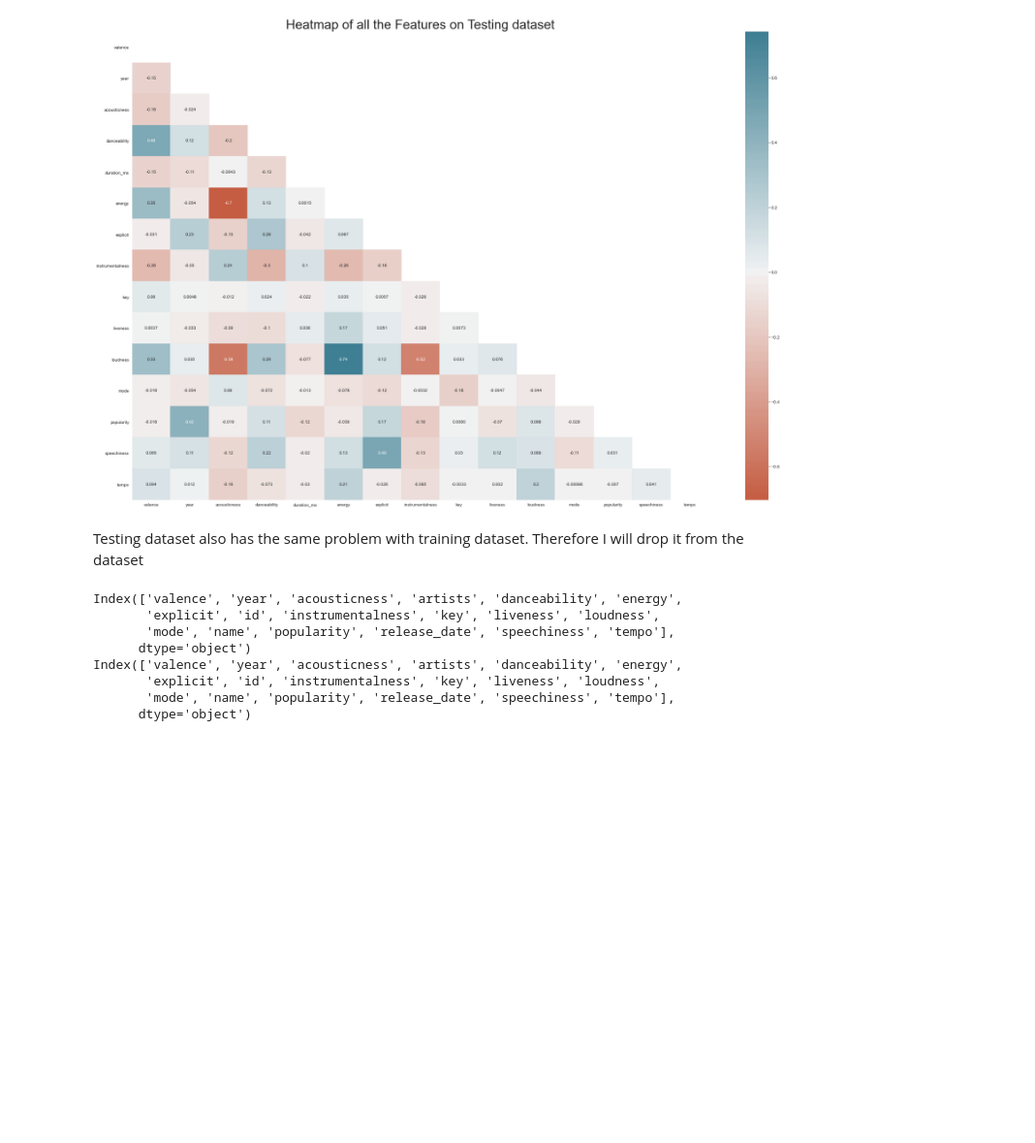
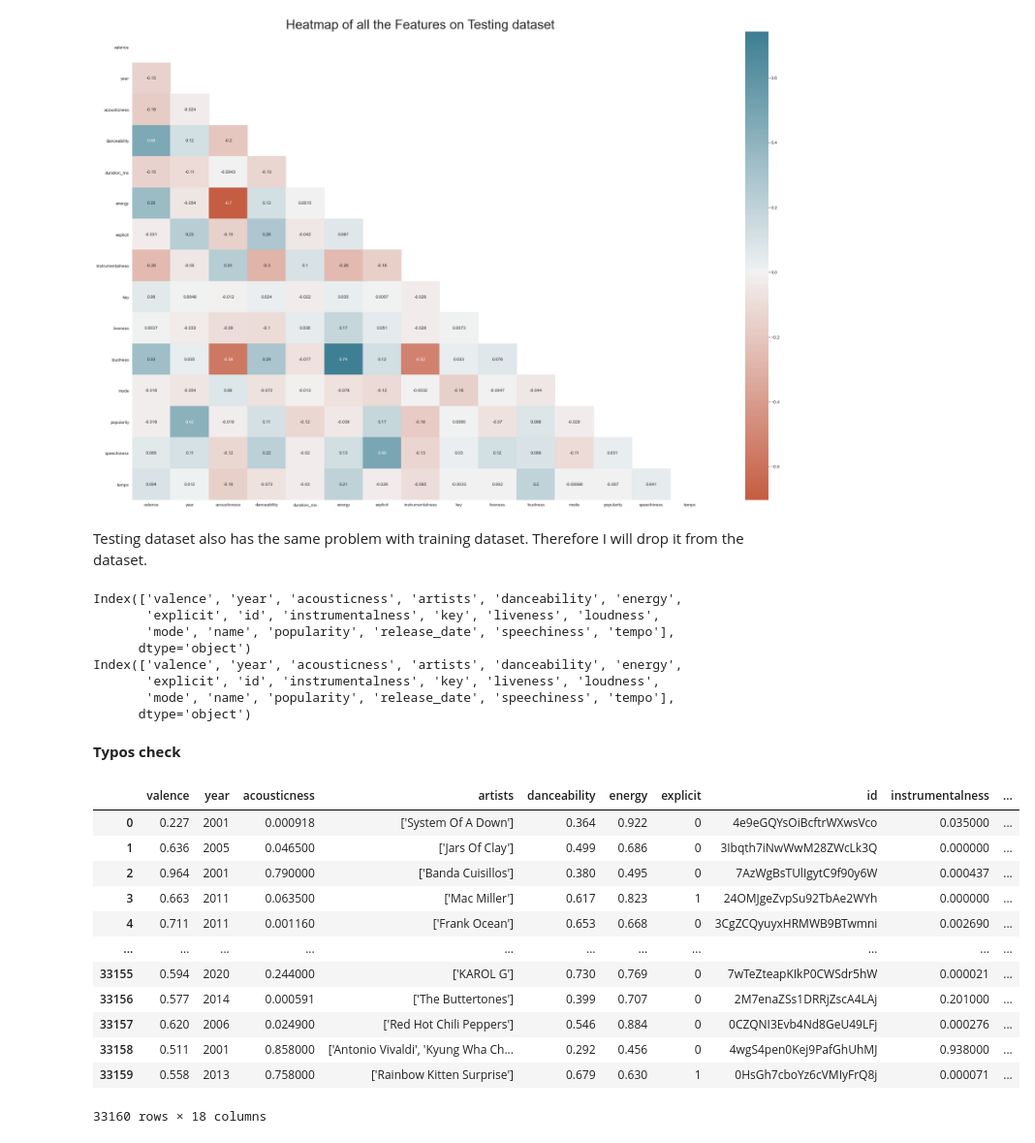
Before and after one commit to quangLinh9038/pds-group-project, a Jupyter notebook: assignment3.ipynb, the cells around one changed output. Shown: that part at 97% size. Cells and saved outputs as stored; diff of their text form; code cells hidden in the pictures; blank space fills up the shorter version.

Commit message:
Typos checking

```diff
--- a/assignment3.ipynb
+++ b/assignment3.ipynb
@@ -252,7 +252,7 @@ plt.title("Heatmap of all the Features on Testing dataset", fontsize = 30);
 # %% [output]
 [figure]
 # %% [markdown]
-Testing dataset also has the same problem with training dataset. Therefore I will drop it from the dataset
+Testing dataset also has the same problem with training dataset. Therefore I will drop it from the dataset.
 # %%
 # drop "duration_ms" column from training and testing datasets
 train.drop(['duration_ms'], axis =1, inplace = True)
@@ -269,3 +269,21 @@ Index(['valence', 'year', 'acousticness', 'artists', 'danceability', 'energy',
        'explicit', 'id', 'instrumentalness', 'key', 'liveness', 'loudness',
        'mode', 'name', 'popularity', 'release_date', 'speechiness', 'tempo'],
       dtype='object')
+# %% [markdown]
+<b>Typos check</b>
+# %%
+train
+# %% [output]
+|  | valence | year | acousticness | artists | danceability | energy | explicit | id | instrumentalness | ... |
+| 0 | 0.227 | 2001 | 0.000918 | ['System Of A Down'] | 0.364 | 0.922 | 0 | 4e9eGQYsOiBcftrWXwsVco | 0.035000 | ... |
+| 1 | 0.636 | 2005 | 0.046500 | ['Jars Of Clay'] | 0.499 | 0.686 | 0 | 3Ibqth7iNwWwM28ZWcLk3Q | 0.000000 | ... |
+| 2 | 0.964 | 2001 | 0.790000 | ['Banda Cuisillos'] | 0.380 | 0.495 | 0 | 7AzWgBsTUlIgytC9f90y6W | 0.000437 | ... |
+| 3 | 0.663 | 2011 | 0.063500 | ['Mac Miller'] | 0.617 | 0.823 | 1 | 24OMJgeZvpSu92TbAe2WYh | 0.000000 | ... |
+| 4 | 0.711 | 2011 | 0.001160 | ['Frank Ocean'] | 0.653 | 0.668 | 0 | 3CgZCQyuyxHRMWB9BTwmni | 0.002690 | ... |
+| ... | ... | ... | ... | ... | ... | ... | ... | ... | ... | ... |
+| 33155 | 0.594 | 2020 | 0.244000 | ['KAROL G'] | 0.730 | 0.769 | 0 | 7wTeZteapKIkP0CWSdr5hW | 0.000021 | ... |
+| 33156 | 0.577 | 2014 | 0.000591 | ['The Buttertones'] | 0.399 | 0.707 | 0 | 2M7enaZSs1DRRjZscA4LAj | 0.201000 | ... |
+| 33157 | 0.620 | 2006 | 0.024900 | ['Red Hot Chili Peppers'] | 0.546 | 0.884 | 0 | 0CZQNI3Evb4Nd8GeU49LFj | 0.000276 | ... |
+| 33158 | 0.511 | 2001 | 0.858000 | ['Antonio Vivaldi', 'Kyung Wha Ch... | 0.292 | 0.456 | 0 | 4wgS4pen0Kej9PafGhUhMJ | 0.938000 | ... |
+| 33159 | 0.558 | 2013 | 0.758000 | ['Rainbow Kitten Surprise'] | 0.679 | 0.630 | 1 | 0HsGh7cboYz6cVMIyFrQ8j | 0.000071 | ... |
+33160 rows × 18 columns
```
Also changed, not shown: parts of 5 cells of this notebook.
